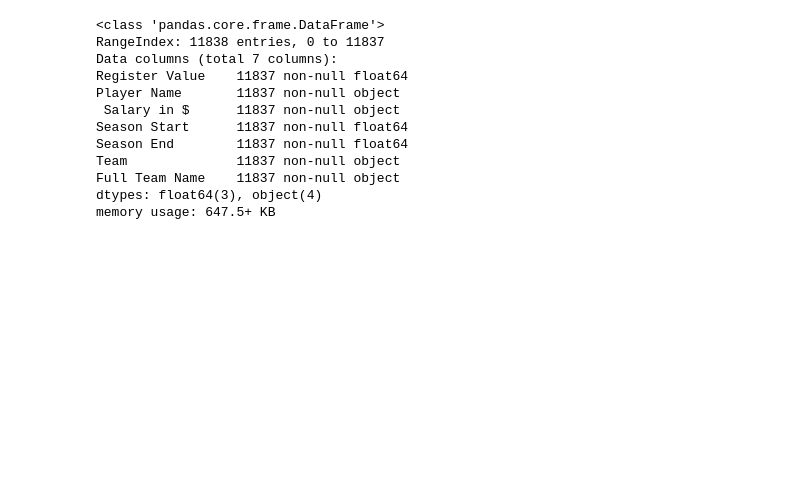
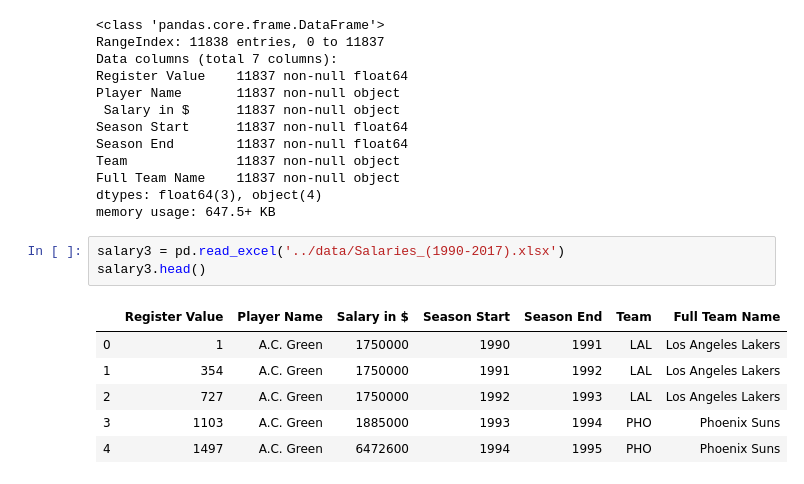
Before and after one commit to chunheisiu/NBA-POTW-Visualization, a Jupyter notebook: notebooks/Scratch.ipynb, the cells around one changed output. Drawn from its saved outputs; the diff is of its cells as text; blank space fills up the shorter version.

```diff
--- a/notebooks/Scratch.ipynb
+++ b/notebooks/Scratch.ipynb
@@ -136,3 +136,13 @@ Team              11837 non-null object
 Full Team Name    11837 non-null object
 dtypes: float64(3), object(4)
 memory usage: 647.5+ KB
+# %%
+salary3 = pd.read_excel('../data/Salaries_(1990-2017).xlsx')
+salary3.head()
+# %% [output]
+|  | Register Value | Player Name | Salary in $ | Season Start | Season End | Team | Full Team Name |
+| 0 | 1 | A.C. Green | 1750000 | 1990 | 1991 | LAL | Los Angeles Lakers |
+| 1 | 354 | A.C. Green | 1750000 | 1991 | 1992 | LAL | Los Angeles Lakers |
+| 2 | 727 | A.C. Green | 1750000 | 1992 | 1993 | LAL | Los Angeles Lakers |
+| 3 | 1103 | A.C. Green | 1885000 | 1993 | 1994 | PHO | Phoenix Suns |
+| 4 | 1497 | A.C. Green | 6472600 | 1994 | 1995 | PHO | Phoenix Suns |
```
Also changed, not shown: parts of 1 cell of this notebook.
